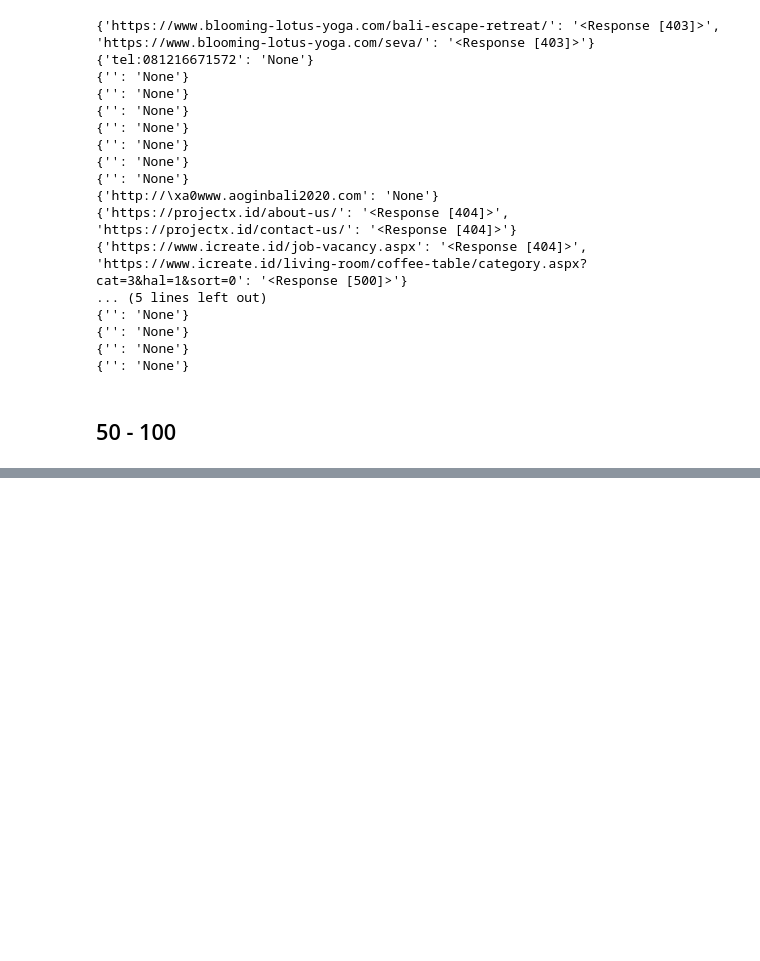
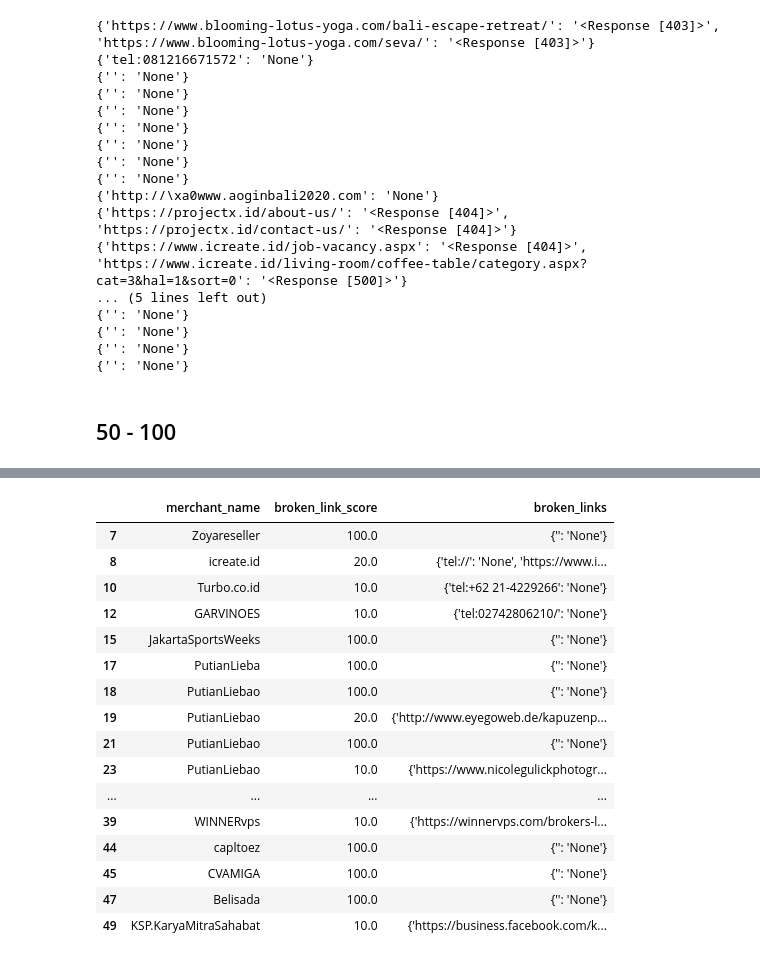
Before and after one commit to bahyhelmihp/web-crawler, a Jupyter notebook: api/datasets/Analyse Result.ipynb, the cells around one changed output, grey strips where cells are left out. Saved outputs shown, nothing was run; the diff lists cells and outputs as text; code cells hidden in the pictures; blank space fills up the shorter version.

```diff
--- a/api/datasets/Analyse Result.ipynb
+++ b/api/datasets/Analyse Result.ipynb
@@ -179 +176,21 @@ broken_link_df_2
+# %%
+broken_link_df_3
+# %% [output]
+|  | merchant_name | broken_link_score | broken_links |
+| 7 | Zoyareseller | 100.0 | {'': 'None'} |
+| 8 | icreate.id | 20.0 | {'tel://': 'None', 'https://www.i... |
+| 10 | Turbo.co.id | 10.0 | {'tel:+62 21-4229266': 'None'} |
+| 12 | GARVINOES | 10.0 | {'tel:02742806210/': 'None'} |
+| 15 | JakartaSportsWeeks | 100.0 | {'': 'None'} |
+| 17 | PutianLieba | 100.0 | {'': 'None'} |
+| 18 | PutianLiebao | 100.0 | {'': 'None'} |
+| 19 | PutianLiebao | 20.0 | {'http://www.eyegoweb.de/kapuzenp... |
+| 21 | PutianLiebao | 100.0 | {'': 'None'} |
+| 23 | PutianLiebao | 10.0 | {'https://www.nicolegulickphotogr... |
+| ... | ... | ... | ... |
+| 39 | WINNERvps | 10.0 | {'https://winnervps.com/brokers-l... |
+| 44 | capltoez | 100.0 | {'': 'None'} |
+| 45 | CVAMIGA | 100.0 | {'': 'None'} |
+| 47 | Belisada | 100.0 | {'': 'None'} |
+| 49 | KSP.KaryaMitraSahabat | 10.0 | {'https://business.facebook.com/k... |
 # %%
```
Also changed, not shown: parts of 34 cells of this notebook, 1 other file.
